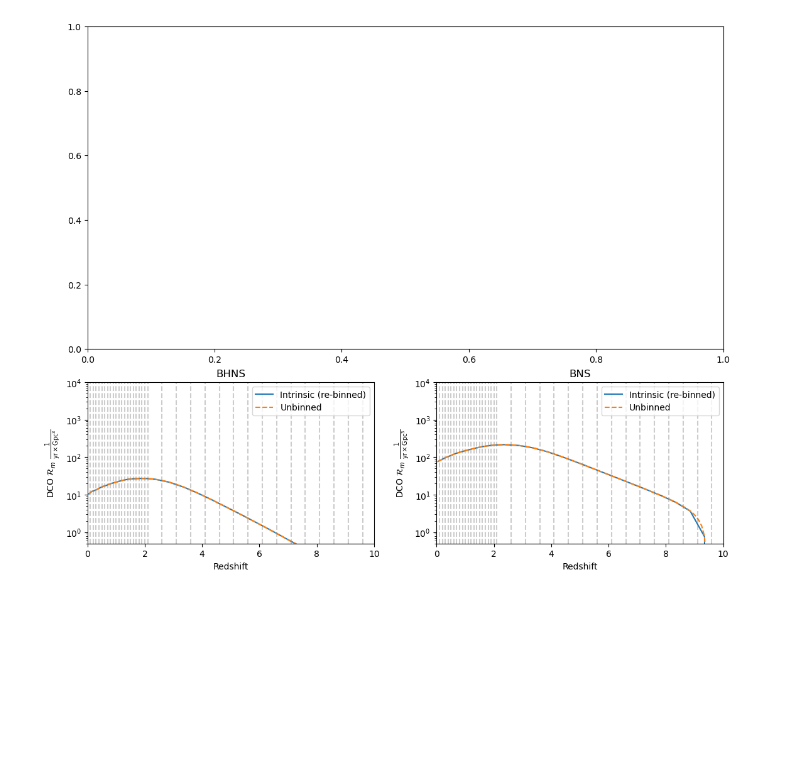
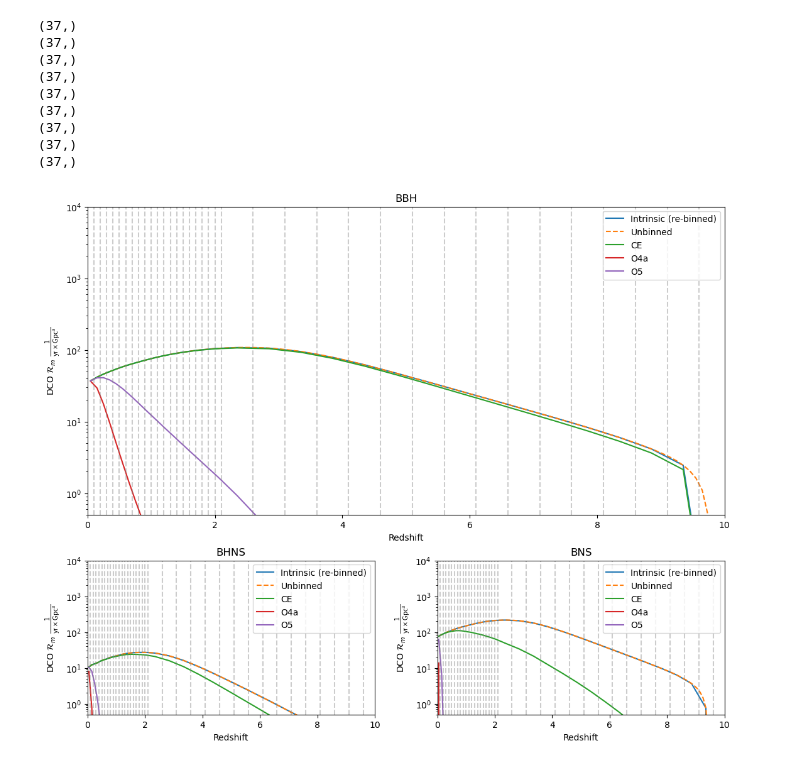
Before and after one commit to stlgolfer/metallicity_mergers, a Jupyter notebook: rates_large_plot.ipynb, the cells around one changed output. Cells and saved outputs as stored; diff of their text form; code cells hidden in the pictures; blank space fills up the shorter version.

```diff
--- a/rates_large_plot.ipynb
+++ b/rates_large_plot.ipynb
@@ -33,9 +33,9 @@ def plot_with_cut(fname, ax, redshifts, intrinsic_rate, label, comoving_volume):
     snr_weights = np.load(fname)
     scale = np.sum(snr_weights, axis=1)/(snr_weights.shape[1])
     print(scale.shape)
-    p_line = intrinsic_rate[:len(scale)]*scale*comoving_volume
+    p_line = intrinsic_rate*scale*comoving_volume
     ax.plot(
-        redshifts[:len(scale)],
+        redshifts,
         p_line,
         label=label
     )
@@ -68,35 +68,44 @@ def plot_subpopulation(pop_type, loc):
     # print(fci_out[rate_key]['redshifts'].shape)
     ax.plot(
         # fci_out[rate_key]['redshifts'][:-1],
         reds_bin_centers,
         intrinsic_rate,
         label='Intrinsic (re-binned)'
     )
     ax.plot(
         (fci_out[other_rate_key]['redshifts'][1:]+fci_out[other_rate_key]['redshifts'][:-1])/2,
         # fci_out[other_rate_key]['redshifts'][:-1],
         np.sum(fci_out[other_rate_key]['merger_rate'], axis=0),
         label='Unbinned',
         linestyle='--'
     )
     # now also plot the SNR cuts
-    # plot_with_cut(f'{pop_type}_O5_8.npy', ax, reds_bin_centers, intrinsic_rate, 'O5', comoving_volume)
-    # plot_with_cut(f'{pop_type}_O4_8.npy', ax, intrinsic, 'O4', comoving_volume)
-    # plot_with_cut(f'{pop_type}_ET_CE_8.npy', ax, reds_bin_centers[:-1], intrinsic_rate, 'ET+CE', comoving_volume)
+    plot_with_cut(f'{pop_type}_CE_8.npy', ax, reds_bin_centers, intrinsic_rate, 'CE', comoving_volume)
+    plot_with_cut(f'{pop_type}_LV_O4a_8.npy', ax, reds_bin_centers, intrinsic_rate, 'O4a', comoving_volume)
+    plot_with_cut(f'{pop_type}_LVK_O5_8.npy', ax, reds_bin_centers, intrinsic_rate, 'O5', comoving_volume)
 
     ax.set_xlabel('Redshift')
     ax.set_ylabel(r'DCO $\mathcal{R}_m~\frac{1}{\text{yr}\times\text{Gpc}^3}$')
     ax.set_xlim(0, 10)
     ax.set_ylim(0.5, 10e3)
     ax.legend()
     ax.set_yscale('log')
     ax.set_title(pop_type)
     for r in fci_out[rate_key]['redshifts'][:-1]:
         ax.axvline(r, color='grey', linestyle='dashed', alpha=0.4)
     # p.close()
     fci_out.close()
-# plot_subpopulation('BBH', 'Top')
+plot_subpopulation('BBH', 'Top')
 plot_subpopulation('BHNS', 'Left')
 plot_subpopulation('BNS', 'Right')
 # %% [output]
+(37,)
+(37,)
+(37,)
+(37,)
+(37,)
+(37,)
+(37,)
+(37,)
+(37,)
-[figure, old version]
+[figure, new version]
```
Also changed, not shown: 2 other files.
